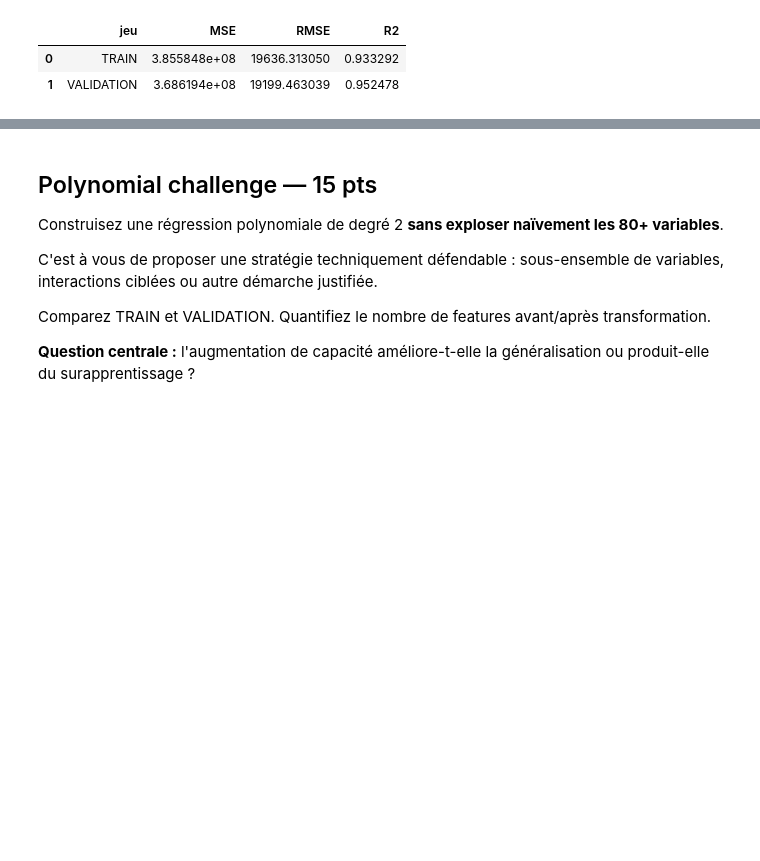
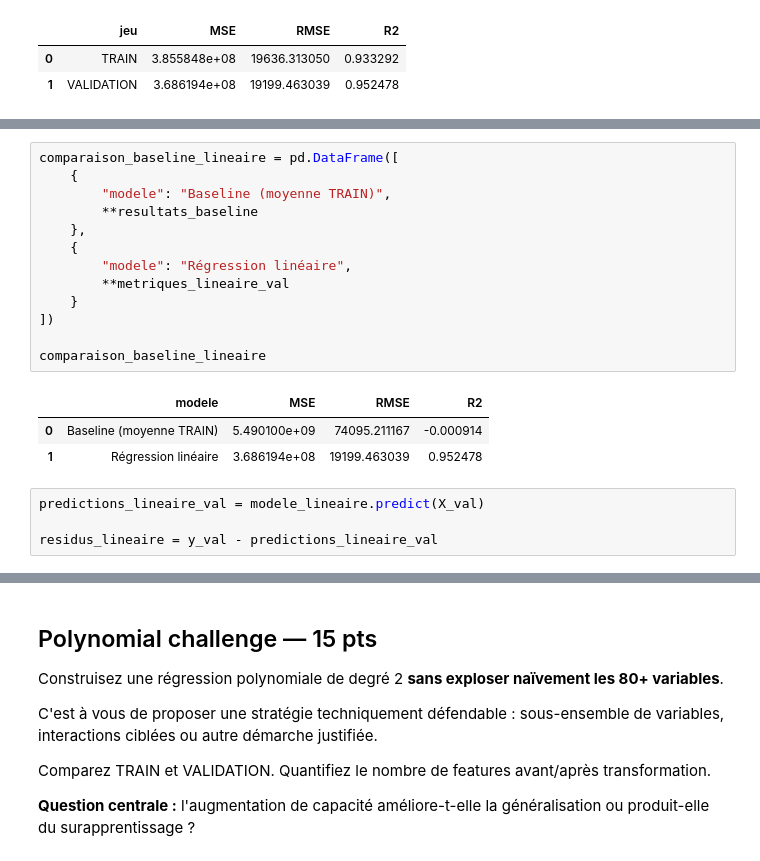
Before and after one commit to hamzabouhouch1003/Training01, a Jupyter notebook: Jour2/PACK_4_TP_NOTES_IA_4A_OPTION_DEVELOPPEUR/TP_NOTE_S3_REGRESSION_AMES_USA.ipynb, the cells around one changed output, grey strips where cells are left out. Drawn from its saved outputs; the diff is of its cells as text; blank space fills up the shorter version.

Commit message:
Finalisation jusqu'à baseline complète. Début polynomial challenge

```diff
--- a/Jour2/PACK_4_TP_NOTES_IA_4A_OPTION_DEVELOPPEUR/TP_NOTE_S3_REGRESSION_AMES_USA.ipynb
+++ b/Jour2/PACK_4_TP_NOTES_IA_4A_OPTION_DEVELOPPEUR/TP_NOTE_S3_REGRESSION_AMES_USA.ipynb
@@ -1329,0 +1341,21 @@ resultats_lineaire
+# %%
+comparaison_baseline_lineaire = pd.DataFrame([
+    {
+        "modele": "Baseline (moyenne TRAIN)",
+        **resultats_baseline
+    },
+    {
+        "modele": "Régression linéaire",
+        **metriques_lineaire_val
+    }
+])
+
+comparaison_baseline_lineaire
+# %% [output]
+|  | modele | MSE | RMSE | R2 |
+| 0 | Baseline (moyenne TRAIN) | 5.490100e+09 | 74095.211167 | -0.000914 |
+| 1 | Régression linéaire | 3.686194e+08 | 19199.463039 | 0.952478 |
+# %%
+predictions_lineaire_val = modele_lineaire.predict(X_val)
+
+residus_lineaire = y_val - predictions_lineaire_val
```
Also changed, not shown: parts of 3 cells of this notebook.
